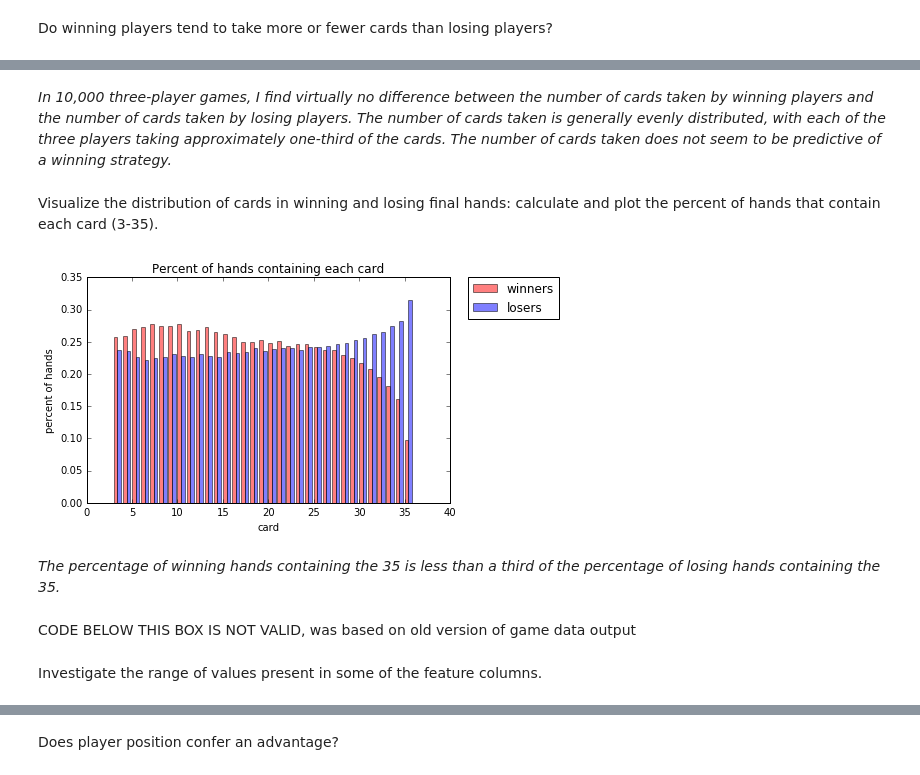
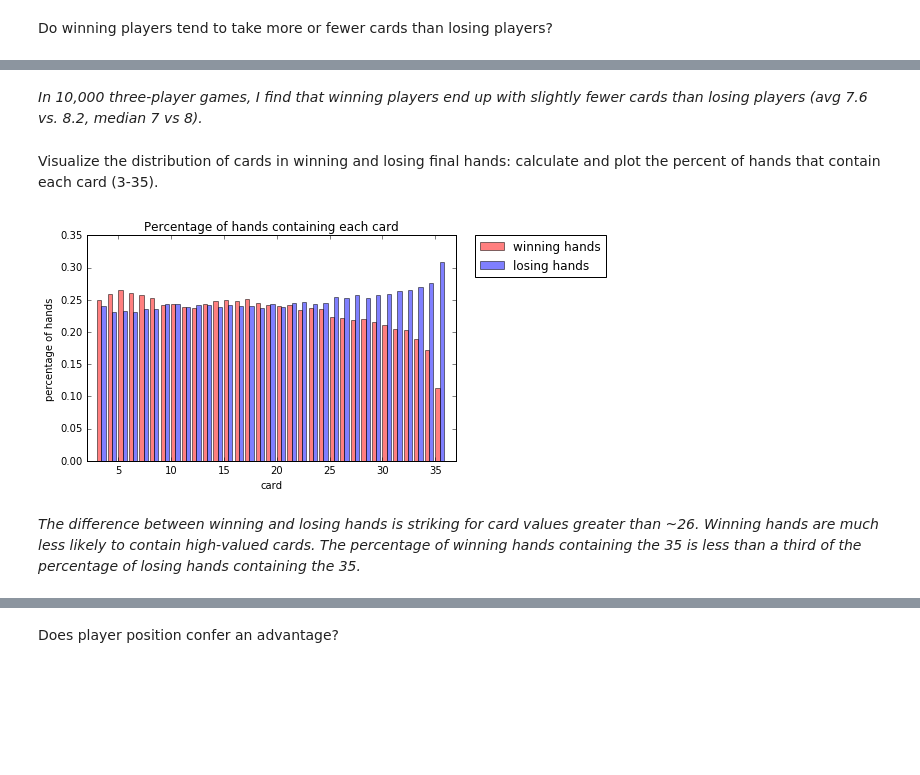
Before and after one commit to schrodinator/No_Thanks, a Jupyter notebook: analysis.ipynb, the cells around one changed output, grey strips where cells are left out. Drawn from its saved outputs; the diff is of its cells as text; code cells hidden in the pictures; blank space fills up the shorter version.

Commit message:
altered output for verbose=0, updated analysis notebook

```diff
--- a/analysis.ipynb
+++ b/analysis.ipynb
@@ -69,7 +69,7 @@ winning_cards = []
 losing_cards = []
 for game in game_data:
     for player_data in game:
-        if player_data[1] > 0:
+        if player_data[0] > 0:
             winning_cards.append(player_data.pop())
         else:
             losing_cards.append(player_data.pop())
@@ -95,36 +117,33 @@ Median number of cards in losing hands: 8
-# %% [markdown]
-<em>In 10,000 three-player games, I find virtually no difference between the number of cards taken by winning players and the number of cards taken by losing players. The number of cards taken is generally evenly distributed, with each of the three players taking approximately one-third of the cards. The number of cards taken does not seem to be predictive of a winning strategy.</em>
+# %% [markdown]
+<em>In 10,000 three-player games, I find that winning players end up with slightly fewer cards than losing players (avg 7.6 vs. 8.2, median 7 vs 8).</em>
 # %% [markdown]
 Visualize the distribution of cards in winning and losing final hands: calculate and plot the percent of hands that contain each card (3-35).
 # %%
 card_counts_win = Counter()
 card_counts_lose = Counter()
-num_win = len(winning_cards)
-num_lose = len(losing_cards)
 for hand in winning_cards:
     for card in hand:
         card_counts_win[card] += 1
 for hand in losing_cards:
     for card in hand:
         card_counts_lose[card] += 1
 win_labels, win_values = zip(*card_counts_win.items())
 lose_labels, lose_values = zip(*card_counts_lose.items())
 bar_width = 0.4
 opacity = 0.5
 win_plt = plt.bar(win_labels, [value / num_win for value in win_values], bar_width, alpha=opacity, color='r', \
-                  label='winners')
+                  label='winning hands')
 lose_plt = plt.bar([label + bar_width for label in lose_labels], [value / num_lose for value in lose_values], \
-                   bar_width, alpha=opacity, color='b', label='losers')
+                   bar_width, alpha=opacity, color='b', label='losing hands')
 plt.xlabel('card')
-plt.ylabel('percent of hands')
-plt.title('Percent of hands containing each card')
+plt.ylabel('percentage of hands')
+plt.title('Percentage of hands containing each card')
+plt.xlim((2,37))
 #plt.xticks([label + bar_width for label in lose_labels], lose_labels)
 plt.legend(bbox_to_anchor=(1.05, 1), loc=2, borderaxespad=0.)
 plt.tight_layout()
 plt.show()
 # %% [output]
-[figure, old version]
+[figure, new version]
 # %% [markdown]
-<em>The percentage of winning hands containing the 35 is less than a third of the percentage of losing hands containing the 35.</em>
+<em>The difference between winning and losing hands is striking for card values greater than ~26. Winning hands are much less likely to contain high-valued cards. The percentage of winning hands containing the 35 is less than a third of the percentage of losing hands containing the 35.</em>
-# %% [markdown]
-CODE BELOW THIS BOX IS NOT VALID, was based on old version of game data output
@@ -155,2 +149,0 @@ df_lost = pd.DataFrame(data=np.array(lost), \
-# %% [markdown]
-Investigate the range of values present in some of the feature columns.
```
Also changed, not shown: parts of 21 cells of this notebook, 1 other file.
